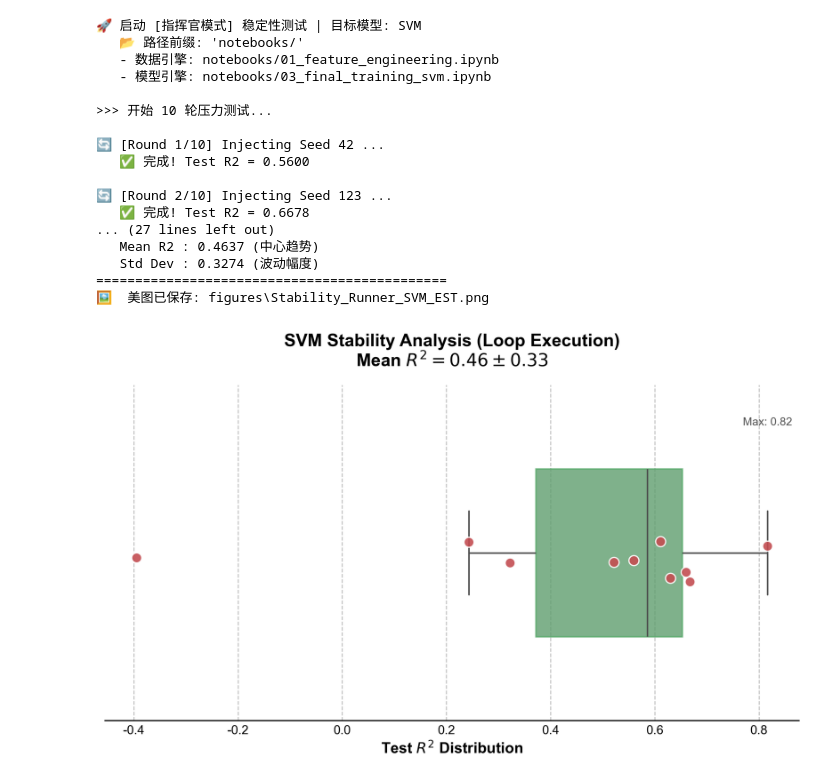
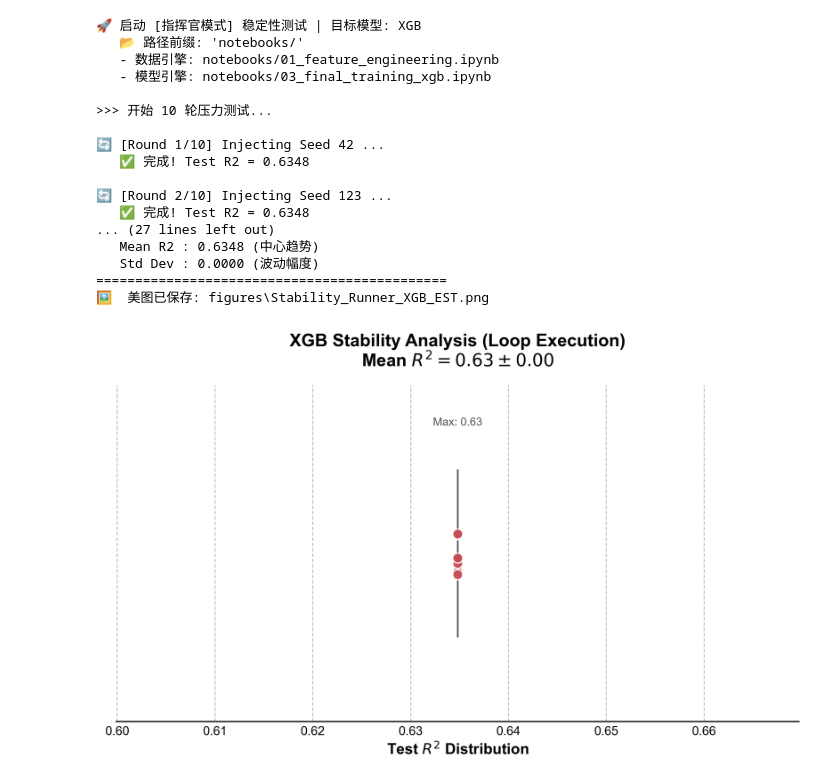
Before and after one commit to Grace-YY-lili/ML_lili, a Jupyter notebook: QSAR_Project/notebooks/05_stability_evaluation.ipynb, the cells around one changed output. Cells and saved outputs as stored; diff of their text form; code cells hidden in the pictures.

Commit message:
Clean commit: notebooks/figures + QSAR_Project_v2 code; ignore artifacts

```diff
--- a/QSAR_Project/notebooks/05_stability_evaluation.ipynb
+++ b/QSAR_Project/notebooks/05_stability_evaluation.ipynb
@@ -20,7 +20,7 @@ from sklearn.metrics import r2_score
 # ========================================================
 # 🎛️ 总控台：在这里修改你要测试的模型
 # ========================================================
-TARGET_MODEL = "svm"   # 选项: "xgb", "svm", "rf" ...
+TARGET_MODEL = "xgb"
 # ========================================================
 
 # 1. 环境准备 & 智能路径导航
@@ -186,38 +186,38 @@ if len(results) == len(SEEDS):
     # 弱化"最优值"标注 (Focus on Distribution)
     # 放在下方，字体较小，作为参考信息
     ax.text(best_score, -0.38, f'Max: {best_score:.2f}',
             color='#555555', ha='center', fontsize=9, fontweight='normal')
 
     # 保存
     os.makedirs('figures', exist_ok=True)
     # 文件名加上 EST 后缀以示区分
     save_name = f"Stability_Runner_{model_tag.upper()}_EST.png"
     save_path = os.path.join('figures', save_name)
 
     plt.tight_layout()
     plt.savefig(save_path, dpi=300, bbox_inches='tight', facecolor='white')
     print(f"🖼️  美图已保存: {save_path}")
     plt.show()
 
 else:
     print(f"\n⚠️ 测试未全部完成 (成功 {len(results)}/{len(SEEDS)})，跳过绘图。")
     print("   请检查上方报错信息，确保 01 和 03 号文件可以正常运行。")
 # %% [output]
-🚀 启动 [指挥官模式] 稳定性测试 | 目标模型: SVM
+🚀 启动 [指挥官模式] 稳定性测试 | 目标模型: XGB
    📂 路径前缀: 'notebooks/'
    - 数据引擎: notebooks/01_feature_engineering.ipynb
-   - 模型引擎: notebooks/03_final_training_svm.ipynb
+   - 模型引擎: notebooks/03_final_training_xgb.ipynb
 
 >>> 开始 10 轮压力测试...
 
 🔄 [Round 1/10] Injecting Seed 42 ...
-   ✅ 完成! Test R2 = 0.5600
+   ✅ 完成! Test R2 = 0.6348
 
 🔄 [Round 2/10] Injecting Seed 123 ...
-   ✅ 完成! Test R2 = 0.6678
+   ✅ 完成! Test R2 = 0.6348
 ... (27 lines left out)
-   Mean R2 : 0.4637 (中心趋势)
-   Std Dev : 0.3274 (波动幅度)
+   Mean R2 : 0.6348 (中心趋势)
+   Std Dev : 0.0000 (波动幅度)
 =============================================
-🖼️  美图已保存: figures\Stability_Runner_SVM_EST.png
+🖼️  美图已保存: figures\Stability_Runner_XGB_EST.png
-[figure, old version]
+[figure, new version]
```
Also changed, not shown: 32 other files.
